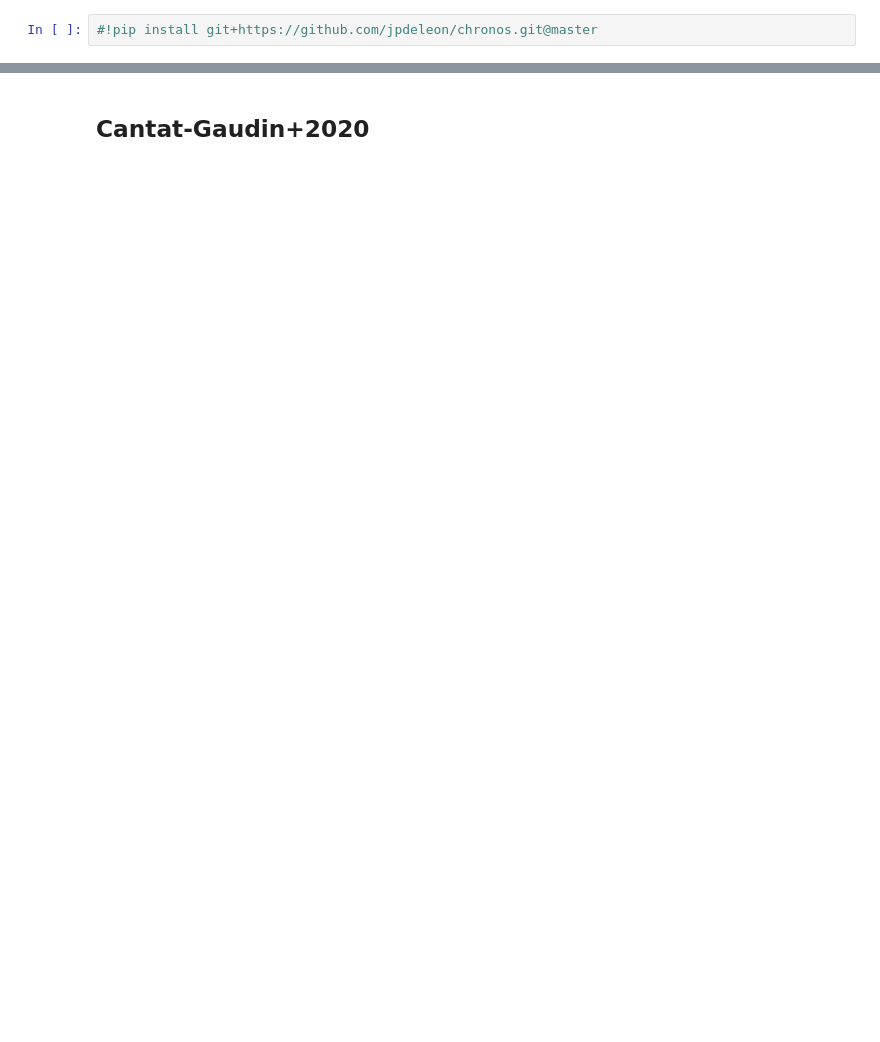
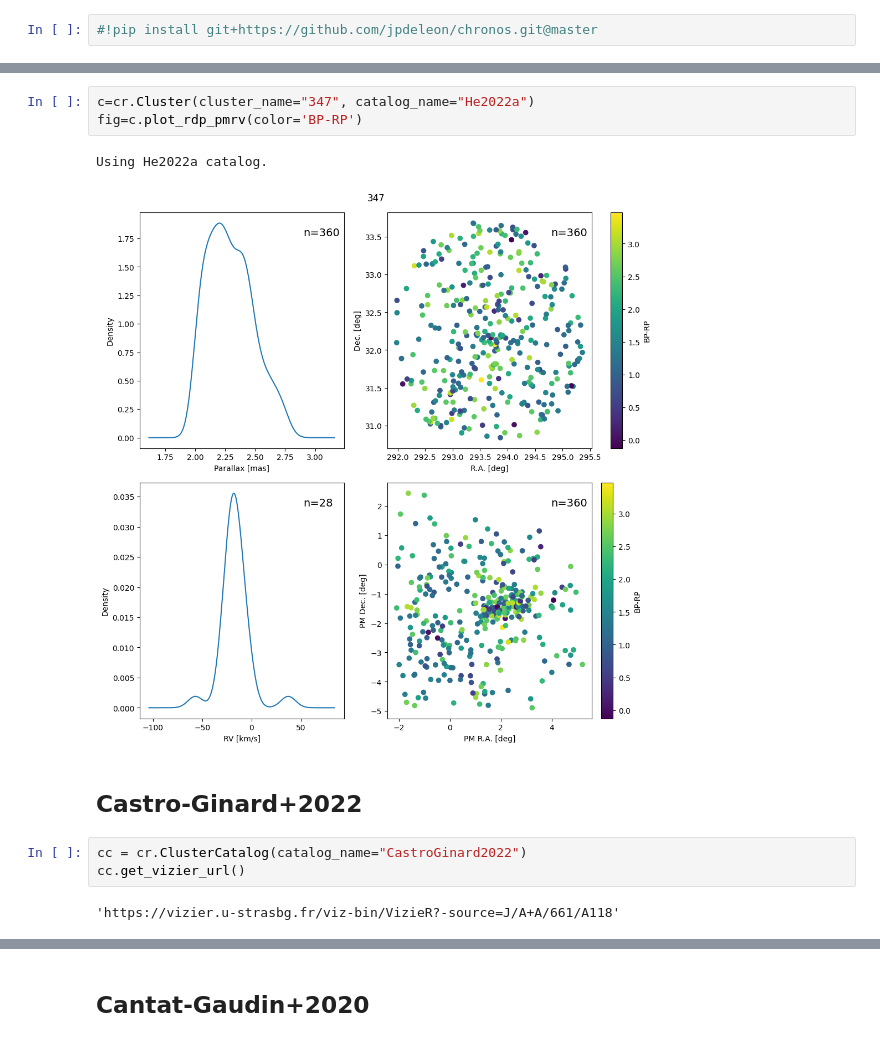
Before and after one commit to jpdeleon/chronos, a Jupyter notebook: notebooks/examples-cluster_catalogs.ipynb, the cells around one changed output, grey strips where cells are left out. Drawn from its saved outputs; the diff is of its cells as text; blank space fills up the shorter version.

```diff
--- a/notebooks/examples-cluster_catalogs.ipynb
+++ b/notebooks/examples-cluster_catalogs.ipynb
@@ -6,0 +180,13 @@ import chronos as cr
+# %%
+c=cr.Cluster(cluster_name="347", catalog_name="He2022a")
+fig=c.plot_rdp_pmrv(color='BP-RP')
+# %% [output]
+Using He2022a catalog.
+[figure, added]
+# %% [markdown]
+## Castro-Ginard+2022
+# %%
+cc = cr.ClusterCatalog(catalog_name="CastroGinard2022")
+cc.get_vizier_url()
+# %% [output]
+'https://vizier.u-strasbg.fr/viz-bin/VizieR?-source=J/A+A/661/A118'
```
Also changed, not shown: parts of 73 cells of this notebook, 7 other files.
